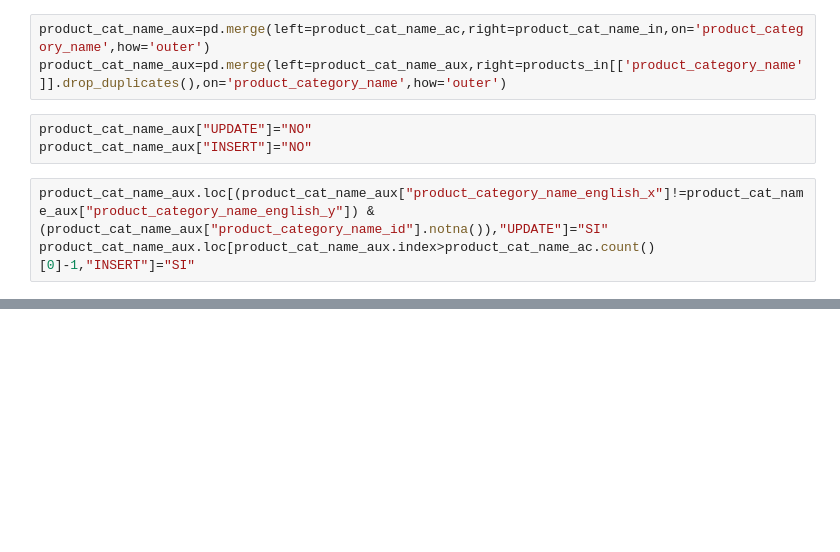
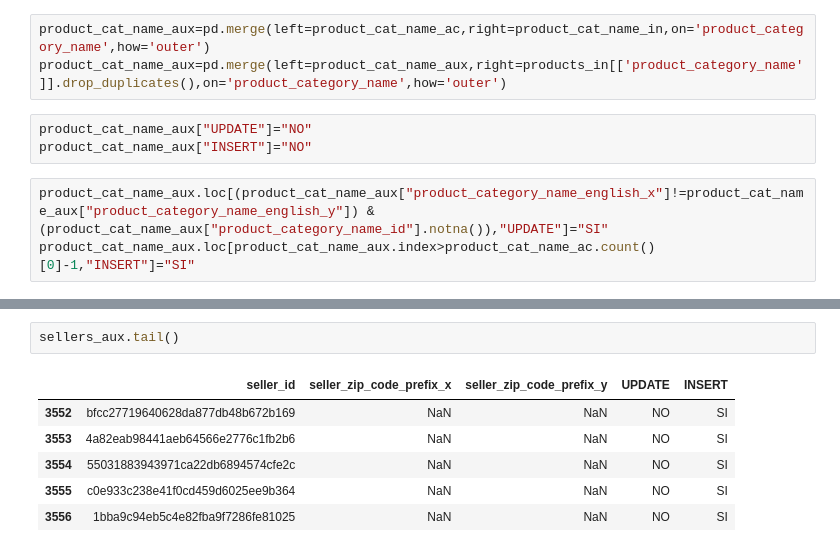
Before and after one commit to MelinaRG/Proyecto-Final-DATA, a Jupyter notebook: Incremental testing.ipynb, the cells around one changed output, grey strips where cells are left out. Drawn from its saved outputs; the diff is of its cells as text; blank space fills up the shorter version.

```diff
--- a/Incremental testing.ipynb
+++ b/Incremental testing.ipynb
@@ -311,0 +404,9 @@ for i in insertindex:
+# %%
+sellers_aux.tail()
+# %% [output]
+|  | seller_id | seller_zip_code_prefix_x | seller_zip_code_prefix_y | UPDATE | INSERT |
+| 3552 | bfcc27719640628da877db48b672b169 | NaN | NaN | NO | SI |
+| 3553 | 4a82eab98441aeb64566e2776c1fb2b6 | NaN | NaN | NO | SI |
+| 3554 | 55031883943971ca22db6894574cfe2c | NaN | NaN | NO | SI |
+| 3555 | c0e933c238e41f0cd459d6025ee9b364 | NaN | NaN | NO | SI |
+| 3556 | 1bba9c94eb5c4e82fba9f7286fe81025 | NaN | NaN | NO | SI |
```
Also changed, not shown: parts of 26 cells of this notebook, 2 other files.
